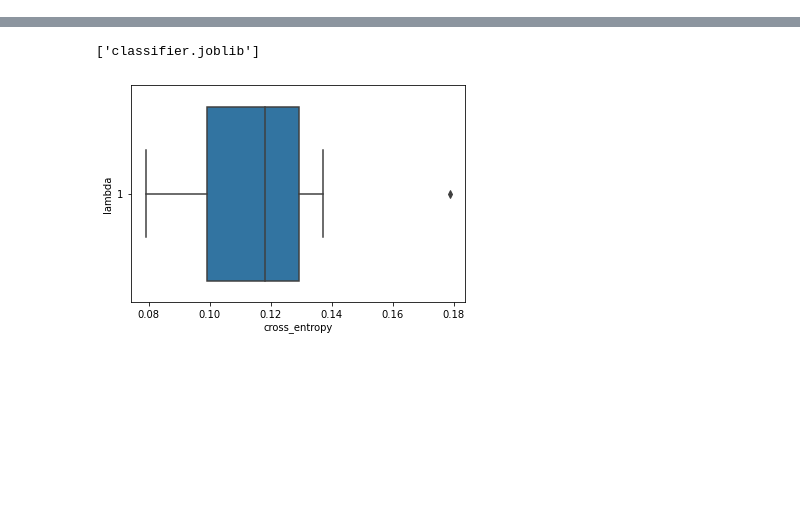
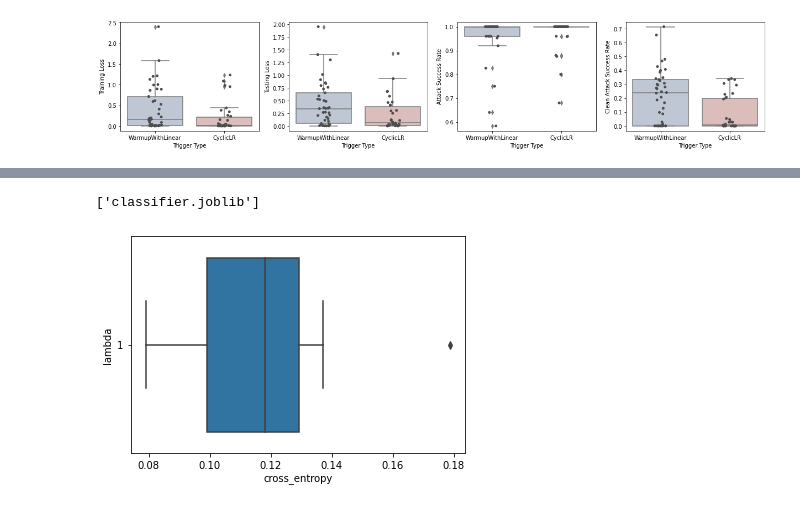
Before and after one commit to utrerf/TrojAI, a Jupyter notebook: NLP/round7/results_plots.ipynb, the cells around one changed output, grey strips where cells are left out. Cells and saved outputs as stored; diff of their text form; code cells hidden in the pictures; blank space fills up the shorter version.

```diff
--- a/NLP/round7/results_plots.ipynb
+++ b/NLP/round7/results_plots.ipynb
@@ -113,3 +109,32 @@ df_filtered[df_filtered.triggers_0_trigger_executor_name=='word1']
+# %%
+fig, axs = plt.subplots(1,4, figsize=(17,3.5))
+ax=axs[0]
+sns.boxplot(data=df_filtered, y='loss', x='lr_scheduler', ax=ax, palette='vlag')
+sns.stripplot(data=df_filtered, y='loss', x='lr_scheduler', ax=ax, color=".3")
+ax.set_ylabel('Training Loss')
+
+ax=axs[1]
+sns.boxplot(data=df_filtered, y='testing_loss', x='lr_scheduler', ax=ax, palette='vlag')
+sns.stripplot(data=df_filtered, y='testing_loss', x='lr_scheduler', ax=ax, color=".3")
+ax.set_ylabel('Testing Loss')
+
+ax=axs[2]
+sns.boxplot(data=df_filtered, y='trigger_asr', x='lr_scheduler', ax=ax, palette='vlag')
+sns.stripplot(data=df_filtered, y='trigger_asr', x='lr_scheduler', ax=ax, color=".3")
+ax.set_ylabel('Attack Success Rate')
+
+ax=axs[3]
+sns.boxplot(data=df_filtered, y='clean_asr', x='lr_scheduler', ax=ax, palette='vlag')
+sns.stripplot(data=df_filtered, y='clean_asr', x='lr_scheduler', ax=ax, color=".3")
+ax.set_ylabel('Clean Attack Success Rate')
+
+for ax in axs:
+    ax.set_xlabel('Trigger Type')
+
+plt.tight_layout()
+plt.savefig('trigger_inversion_two_tokens.jpg', dpi=2000)
+# %% [output]
+[figure, added]
 # %%
 fig, axs = plt.subplots(1,4, figsize=(17,3.5))
 ax=axs[0]
```
Also changed, not shown: parts of 9 cells of this notebook, 3 other files.
